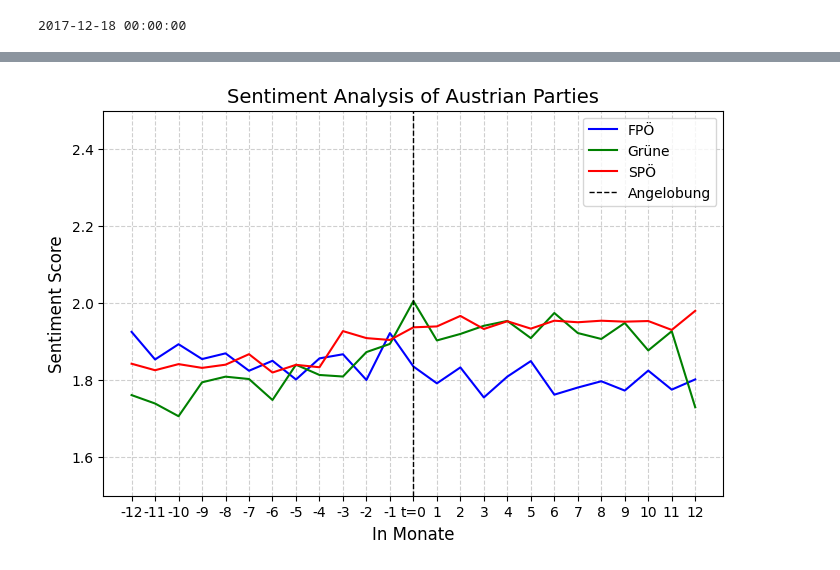
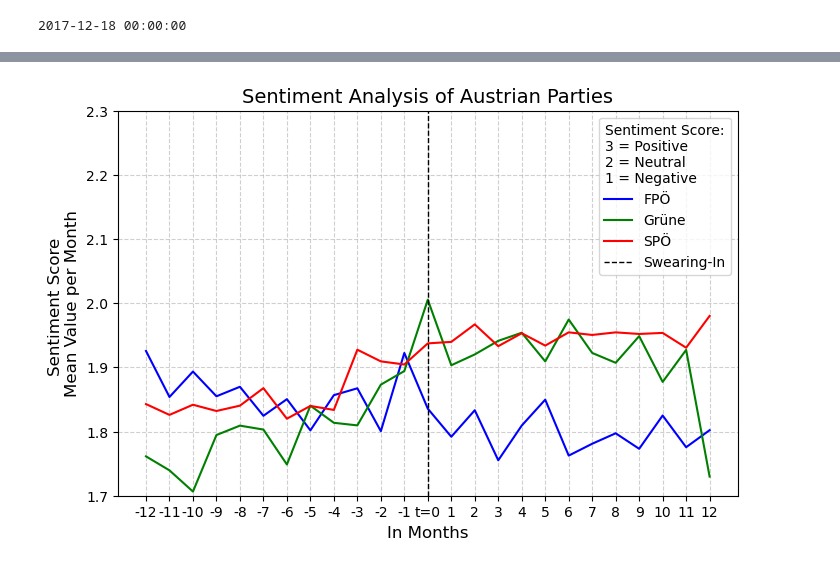
Before and after one commit to tomwalchhofer/fcss_group_project, a Jupyter notebook: sentiment/FPÖ Sentiment Analyse plus Graph.ipynb, the cells around one changed output, grey strips where cells are left out. Cells and saved outputs as stored; diff of their text form; code cells hidden in the pictures.

```diff
--- a/sentiment/FPÖ Sentiment Analyse plus Graph.ipynb
+++ b/sentiment/FPÖ Sentiment Analyse plus Graph.ipynb
@@ -214,28 +254,31 @@ monatswert.to_csv("liniendiagramm")
 # %%
 plt.figure(figsize=(8, 5))
 x = [-12, -11, -10, -9, -8, -7, -6, -5, -4, -3, -2, -1, "t=0", 1, 2, 3, 4, 5, 6, 7, 8, 9, 10, 11, 12]
 grüne = [1.7613615997189689, 1.739512840868402, 1.7064914696190498, 1.794565508916331, 1.8092225745948174, 1.8031006872743487, 1.7486766778256424, 1.8403483075616633, 1.8136485285880604, 1.8096156500432699, 1.873107736164931, 1.8942900234945357, 2.005437563912231, 1.9033295070780696, 1.9201905222941302, 1.9413752075627713, 1.9540096327046732, 1.909350608521641, 1.9745941951836725, 1.9225376978297504, 1.9071575682463278, 1.948693310482567, 1.8773795924962542, 1.92724829998263, 1.7297788094341133]
 SPÖ= [1.8428412943386814, 1.825976687879546, 1.8418178169752384, 1.8320441188925192, 1.840364557352042, 1.8676209238583361, 1.8200046939214134, 1.8399489766925472, 1.8337011825717318, 1.927562161898425, 1.909376020683317, 1.9045318466043304, 1.9374284334909715, 1.9397487268893665, 1.9670231239558673, 1.9330562195648866, 1.9532165839021771, 1.9339636088564685, 1.9546080779687762, 1.9505616680658147, 1.9545669522172646, 1.952093231557536, 1.9537355518396529, 1.9306455222051317, 1.9802211072958642]
 
 plt.plot(x, y, linestyle='-', color='b', label='FPÖ')
 plt.plot(x, grüne, linestyle='-', color='g', label='Grüne' )
 plt.plot(x, SPÖ, linestyle='-', color='r', label='SPÖ' )
 
-plt.ylim(1.5, 2.5)
+plt.ylim(1.7, 2.3)
+
 
 
 # Diagrammbeschriftungen und Titel
 plt.title('Sentiment Analysis of Austrian Parties', fontsize=14)
-plt.xlabel('In Monate', fontsize=12)
-plt.ylabel('Sentiment Score', fontsize=12)
-plt.axvline(x="t=0", color='black', linestyle='--', linewidth=1, label="Angelobung")
+plt.xlabel('In Months', fontsize=12)
+plt.ylabel('Sentiment Score \nMean Value per Month', fontsize=12)
+plt.axvline(x="t=0", color='black', linestyle='--', linewidth=1, label="Swearing-In")
 
 
 # Gitter und Legende hinzufügen
 plt.grid(True, linestyle='--', alpha=0.6)
 plt.legend(fontsize=10)
+plt.legend(fontsize=10, title="Sentiment Score:\n3 = Positive \n2 = Neutral \n1 = Negative")
+
 
 # Diagramm anzeigen
 plt.show()
 # %% [output]
-[figure, old version]
+[figure, new version]
```
Also changed, not shown: parts of 10 cells of this notebook, 1 other file.
